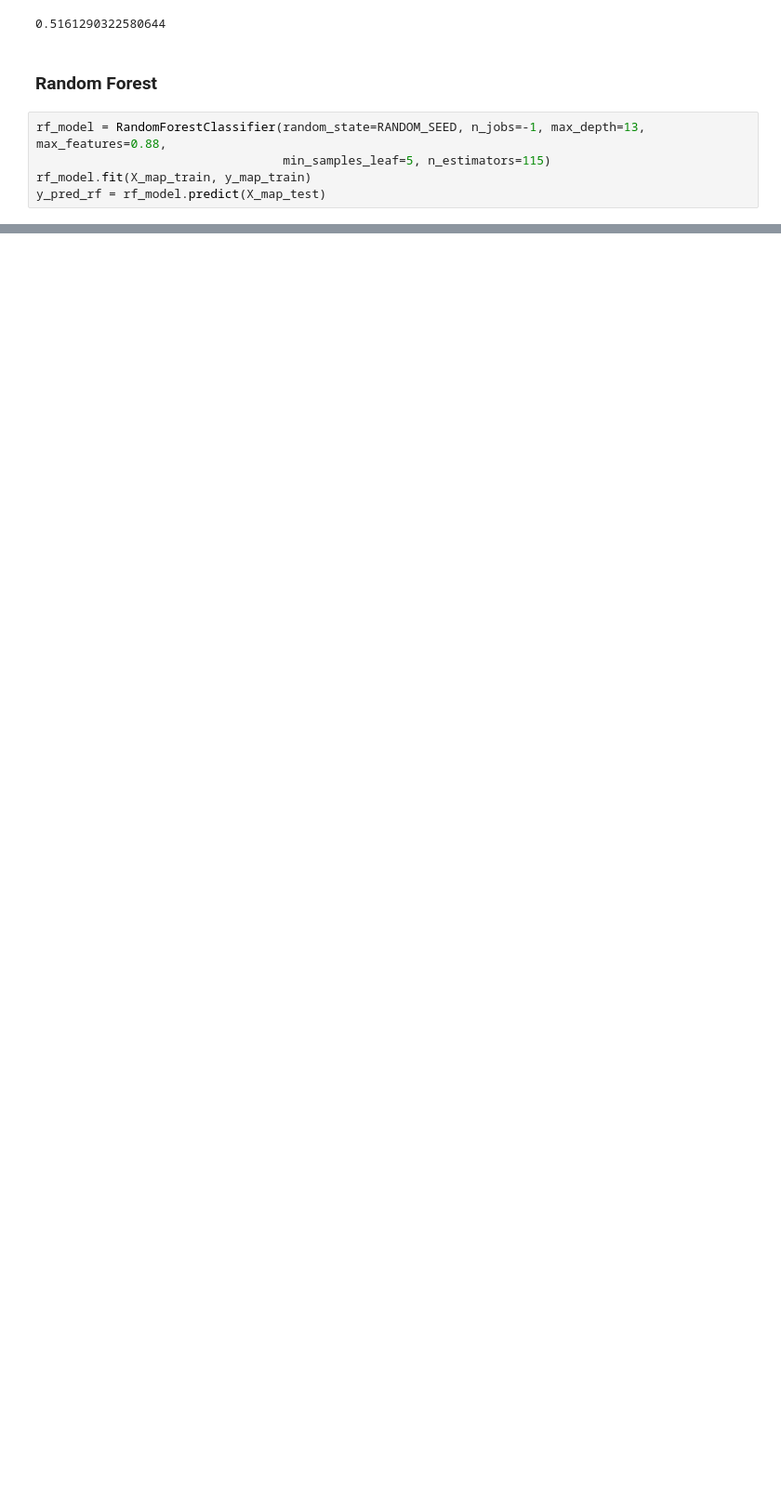
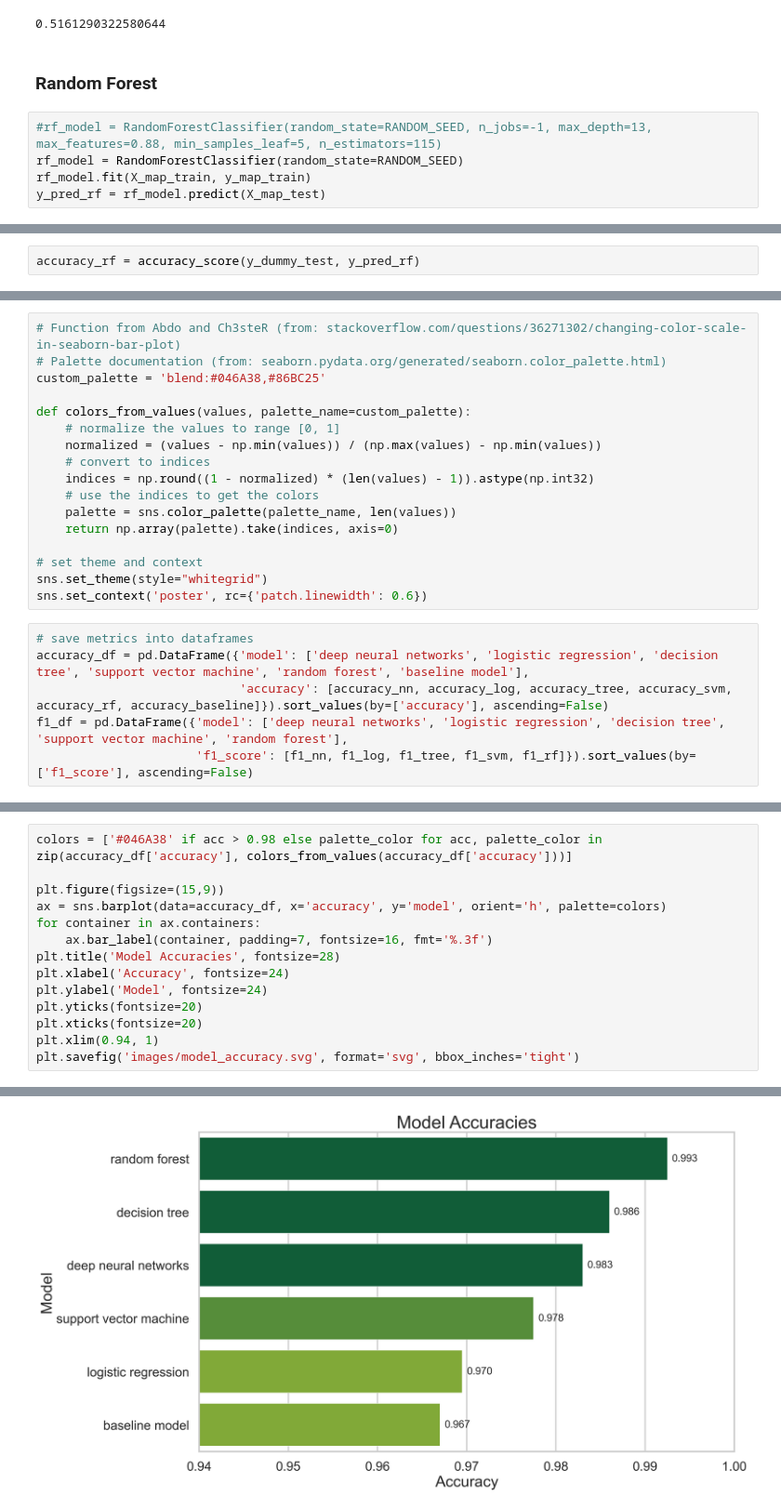
Before and after one commit to ToluAkinlabi/capstone_project_2, a Jupyter notebook: Solution.ipynb, the cells around one changed output, grey strips where cells are left out. Shown at 93% size. Drawn from its saved outputs; the diff is of its cells as text; blank space fills up the shorter version.

Commit message:
Add bar charts on accuracy and f1 scores

```diff
--- a/Solution.ipynb
+++ b/Solution.ipynb
@@ -312,8 +331,8 @@ f1_score(y_dummy_test, y_pred_svm)
 # %% [markdown]
 ### Random Forest
 # %%
-rf_model = RandomForestClassifier(random_state=RANDOM_SEED, n_jobs=-1, max_depth=13, max_features=0.88,
-                                  min_samples_leaf=5, n_estimators=115)
+#rf_model = RandomForestClassifier(random_state=RANDOM_SEED, n_jobs=-1, max_depth=13, max_features=0.88, min_samples_leaf=5, n_estimators=115)
+rf_model = RandomForestClassifier(random_state=RANDOM_SEED)
 rf_model.fit(X_map_train, y_map_train)
 y_pred_rf = rf_model.predict(X_map_test)
 # %% [markdown]
@@ -329,3 +348,5 @@ Baseline, Naive model (always guess 0) test accuracy:      0.967
+# %%
+accuracy_rf = accuracy_score(y_dummy_test, y_pred_rf)
 # %%
 cm = confusion_matrix(y_map_test, y_pred_rf, labels=rf_model.classes_)
 disp = ConfusionMatrixDisplay(confusion_matrix=cm, display_labels=rf_model.classes_)
@@ -351,0 +376,23 @@ f1_score(y_map_test, y_pred_rf)
+# %%
+# Function from Abdo and Ch3steR (from: stackoverflow.com/questions/36271302/changing-color-scale-in-seaborn-bar-plot)
+# Palette documentation (from: seaborn.pydata.org/generated/seaborn.color_palette.html)
+custom_palette = 'blend:#046A38,#86BC25'
+
+def colors_from_values(values, palette_name=custom_palette):
+    # normalize the values to range [0, 1]
+    normalized = (values - np.min(values)) / (np.max(values) - np.min(values))
+    # convert to indices
+    indices = np.round((1 - normalized) * (len(values) - 1)).astype(np.int32)
+    # use the indices to get the colors
+    palette = sns.color_palette(palette_name, len(values))
+    return np.array(palette).take(indices, axis=0)
+
+# set theme and context
+sns.set_theme(style="whitegrid")
+sns.set_context('poster', rc={'patch.linewidth': 0.6})
+# %%
+# save metrics into dataframes
+accuracy_df = pd.DataFrame({'model': ['deep neural networks', 'logistic regression', 'decision tree', 'support vector machine', 'random forest', 'baseline model'],
+                            'accuracy': [accuracy_nn, accuracy_log, accuracy_tree, accuracy_svm, accuracy_rf, accuracy_baseline]}).sort_values(by=['accuracy'], ascending=False)
+f1_df = pd.DataFrame({'model': ['deep neural networks', 'logistic regression', 'decision tree', 'support vector machine', 'random forest'],
+                      'f1_score': [f1_nn, f1_log, f1_tree, f1_svm, f1_rf]}).sort_values(by=['f1_score'], ascending=False)
@@ -351,0 +401,15 @@ f1_score(y_map_test, y_pred_rf)
+# %%
+colors = ['#046A38' if acc > 0.98 else palette_color for acc, palette_color in zip(accuracy_df['accuracy'], colors_from_values(accuracy_df['accuracy']))]
+
+plt.figure(figsize=(15,9))
+ax = sns.barplot(data=accuracy_df, x='accuracy', y='model', orient='h', palette=colors)
+for container in ax.containers:
+    ax.bar_label(container, padding=7, fontsize=16, fmt='%.3f')
+plt.title('Model Accuracies', fontsize=28)
+plt.xlabel('Accuracy', fontsize=24)
+plt.ylabel('Model', fontsize=24)
+plt.yticks(fontsize=20)
+plt.xticks(fontsize=20)
+plt.xlim(0.94, 1)
+plt.savefig('images/model_accuracy.svg', format='svg', bbox_inches='tight')
+# %% [output]
@@ -351,0 +417 @@ f1_score(y_map_test, y_pred_rf)
+[figure, added]
```
Also changed, not shown: parts of 27 cells of this notebook, 2 other files.
